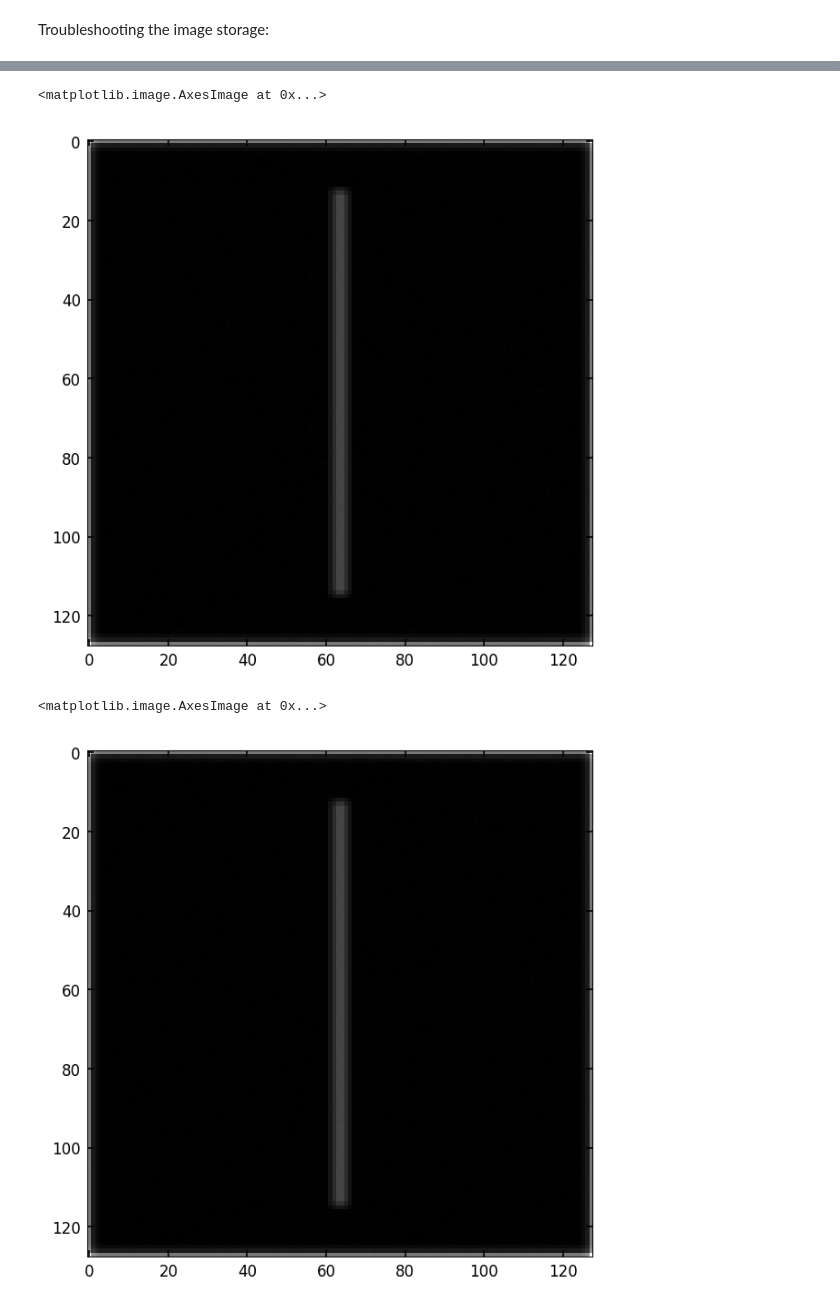
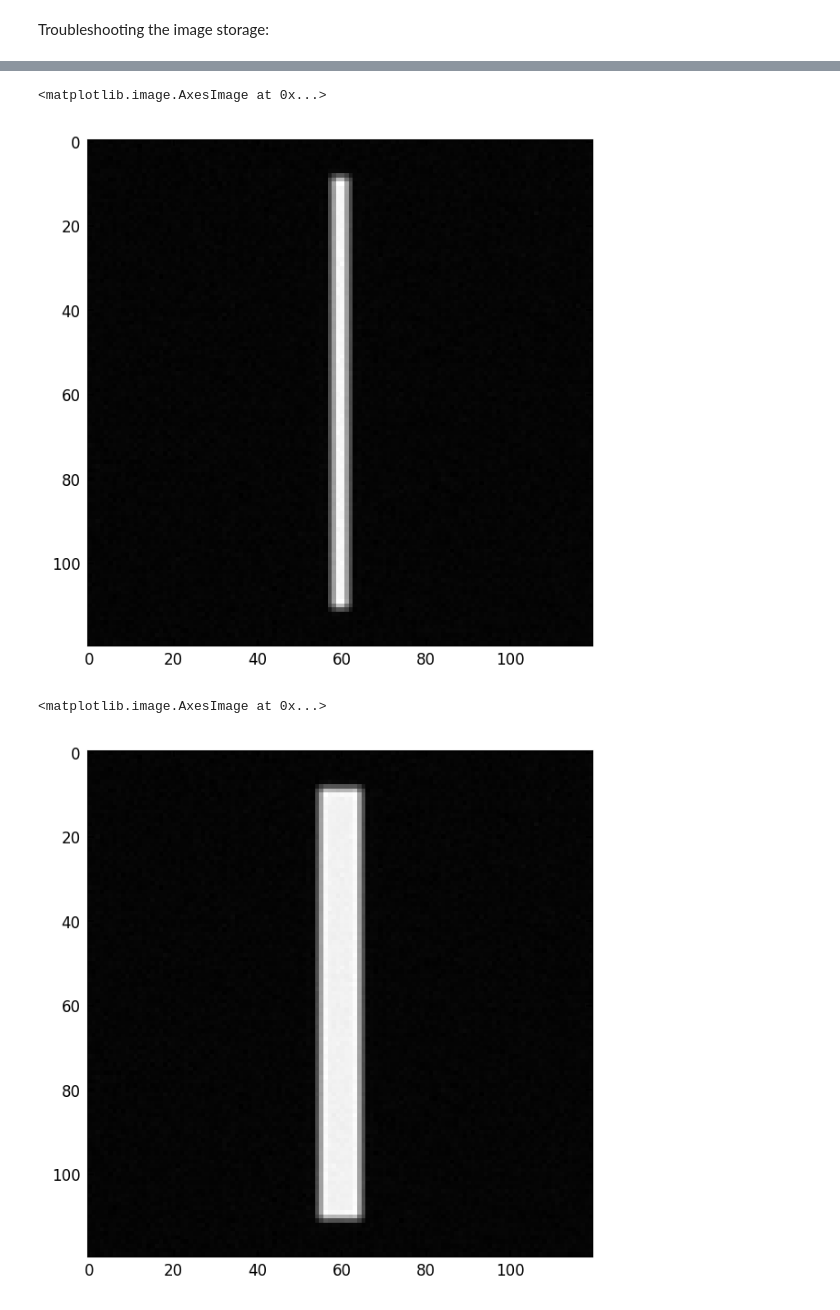
Before and after one commit to gjadick/spectral-xpci, a Jupyter notebook: aapm2025-multislice.ipynb, the cells around one changed output, grey strips where cells are left out. Saved outputs shown, nothing was run; the diff lists cells and outputs as text; code cells hidden in the pictures.

Commit message:
fibers done!

```diff
--- a/aapm2025-multislice.ipynb
+++ b/aapm2025-multislice.ipynb
@@ -96,7 +96,7 @@ print(f'detector px = {det_dx*1e6:.1f} um, E = {energy:.0f} keV, thickness = {th
 
 # I will crop the fringe off the images ahead of time to minimize runtime.
 # The fastest way to reverse this is to set fringe_crop_px = 0.
-fringe_crop_px = 0                               # number of pixels to crop off *each* edge of the images
+fringe_crop_px = 4                               # number of pixels to crop off *each* edge of the images
 img_height = det_shape[0] - (2*fringe_crop_px)   # "height" as in number of rows
 img_width = det_shape[1] - (2*fringe_crop_px)    # "width" as in number of columns
 img_shape = (img_height, img_width)
@@ -127,24 +127,14 @@ for i, fiber_width in enumerate(fiber_width_list):
 
         # troubleshooting array storage
         # store_images_approx[i][j] = norm_img_array(img_approx[fringe_crop_px:-fringe_crop_px, fringe_crop_px:-fringe_crop_px], vmin, vmax)
-        # store_images_approx[i][j] = img_approx[fringe_crop_px:-fringe_crop_px, fringe_crop_px:-fringe_crop_px]
-        # store_images_approx[i][j] = img_approx
 
-        print(f"debug info for width {fiber_width} and Nz {Nz}")
-        print(f"Shape of img_approx: {img_approx.shape}")
-        print(f"Shape of store_images_approx[{i}][{j}]: {store_images_approx[i][j].shape}")
-
-        if img_approx.shape == store_images_approx[i][j].shape:
-            store_images_approx = store_images_approx.at[i, j].set(img_approx)
-        else:
-            print(f"Shape mismatch: img_approx.shape={img_approx.shape}, store_images_approx[{i}][{j}].shape={store_images_approx[i][j].shape}")
-
+        store_images_approx = store_images_approx.at[i, j].set(img_approx[fringe_crop_px:-fringe_crop_px, fringe_crop_px:-fringe_crop_px])
 
         t0 = time()
         img_ms = simulate_multislice(obj_beta, obj_delta, dx, dz, N, Nz, det_shape, det_dx, det_fwhm, energy, propdist, I0, det_psf=det_psf)
         print(f'multislice done - {time() - t0:.2f} s')
 
-        store_images_multi = store_images_multi.at[i, j].set(img_ms)
+        store_images_multi = store_images_multi.at[i, j].set(img_ms[fringe_crop_px:-fringe_crop_px, fringe_crop_px:-fringe_crop_px])
 
 
         # View the images.
@@ -219,9 +200,9 @@ plt.imshow(store_images_multi[0][0])
 plt.imshow(store_images_approx[0][0])
 # %% [output]
 <matplotlib.image.AxesImage at 0x...>
-[figure, old version]
+[figure, new version]
 # %%
-plt.imshow(store_images_approx[0][0])
+plt.imshow(store_images_approx[1][0])
 # %% [output]
 <matplotlib.image.AxesImage at 0x...>
-[figure, old version]
+[figure, new version]
```
Also changed, not shown: parts of 6 cells of this notebook.
